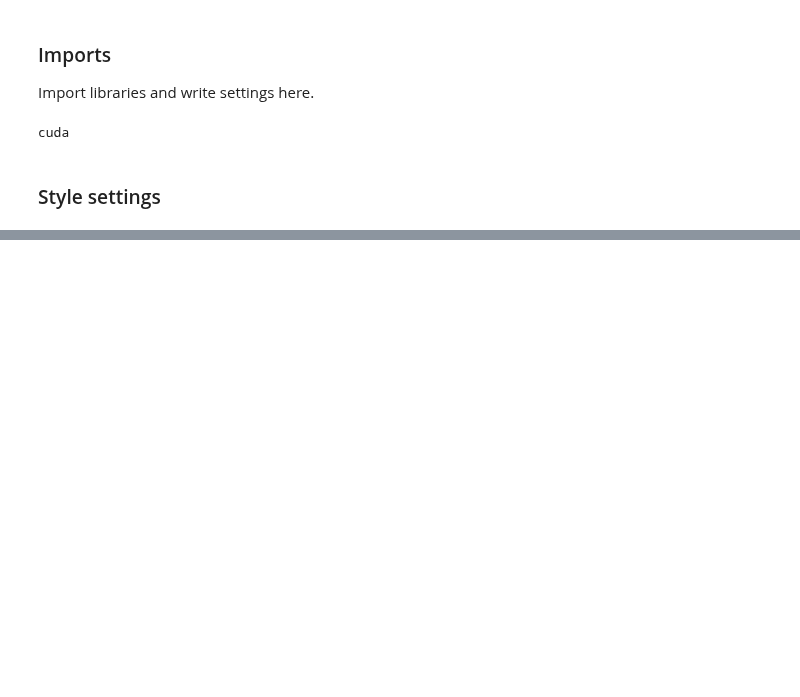
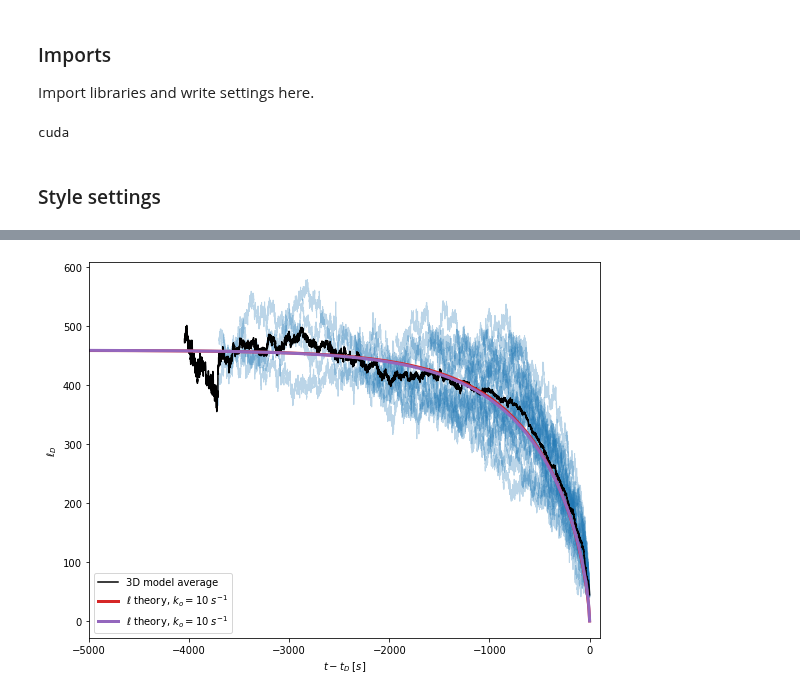
Before and after one commit to flatironinstitute/aLENS_analysis, a Jupyter notebook: notebooks/chromatin_notebooks/Dyn_cond_figs/Figure7.ipynb, the cells around one changed output, grey strips where cells are left out. Saved outputs shown, nothing was run; the diff lists cells and outputs as text; code cells hidden in the pictures; blank space fills up the shorter version.

```diff
--- a/notebooks/chromatin_notebooks/Dyn_cond_figs/Figure7.ipynb
+++ b/notebooks/chromatin_notebooks/Dyn_cond_figs/Figure7.ipynb
@@ -1131,0 +179,90 @@ fig.savefig('Figure5/merge_frac_lifetime.png', dpi=600, bbox_inches='tight')
+# %%
+fig, axarr = plt.subplots(1,1, figsize=(8,6), sharey=True, sharex=True)
+plot_params = {"linewidth": 1, "markersize": .5, "marker":'', "alpha":0.3, "linestyle":'-'}
+
+cluster_size_list = []
+largest_time_arr = []
+with h5py.File("Figure4/fig4_cluster_data.h5", 'r') as h5_graph:
+    for name, d_set in h5_graph['dissolve'].items():
+        try:
+            clust_arr = d_set[:,1]
+            condition = clust_arr > 40
+
+            time_arr = d_set[condition,0]
+            clust_arr = clust_arr[condition]
+            if min(clust_arr) < 45:
+                last_time_step = max(time_arr)
+                if len(largest_time_arr) < len(time_arr):
+                    print(len(time_arr))
+                    largest_time_arr = time_arr
+                _ = axarr.plot(time_arr-last_time_step , clust_arr, color='tab:blue', **plot_params)
+                cluster_size_list += [clust_arr]
+        except:
+            print("Error")
+            print(name)
+            print(d_set[:,1])
+            print(d_set[:,0])
+            pass
+
+
+mean_size_arr = mean_of_arrays(cluster_size_list)
+last_time_step = max(largest_time_arr)
+_ = axarr.plot(largest_time_arr-last_time_step, mean_size_arr, label="3D model average", color='k')
+
+
+_ = axarr.set_ylabel('$\ell_D$ ' )
+_ = axarr.set_xlabel('$t - t_D$ [$s$]')
+
+
+# Renger et al. parameters
+tmax = 1e6
+kappa = 0.0822
+nu = 4.1
+gamma = 0.15
+alpha = 0.05
+beta = 1.0 / 0.0041
+b = 0.01
+Lc = 16
+L=5
+
+max_ld = calc_max_length_in_two_condensates(L, Lc, nu, alpha, gamma, kappa)
+print(max_ld)
+
+def new_cond_deriv(t, l, l_tot, gamma, alpha):
+    gamma_prime = 8 * np.power(6, 2.0 / 3.0) * alpha * gamma * np.cbrt(np.pi / alpha)
+    return -.021* gamma_prime * (np.power(l, -1/3) - np.power(l_tot-l, -1/3))
+
+
+
+sol = solve_ivp(
+    new_cond_deriv,
+    [0, tmax],
+    [max_ld + 0.001, max_ld - 0.001],
+    args=(2*max_ld, gamma, alpha),
+    dense_output=True,
+)
+t_eval = np.linspace(0, sol.t[-1], 1000)
+l_eval = sol.sol(t_eval)
+# _ = axarr.plot((sol.t-sol.t[-1])/30., sol.y[1]*100, color="C1", label="$\ell$ theory $k_o = 30 s^{-1}$", linestyle="-", linewidth=3)
+# _ = axarr.plot((sol.t-sol.t[-1])/20., sol.y[1]*100, color="C2", label="$\ell$ theory $k_o = 20 s^{-1}$", linestyle="-", linewidth=3)
+_ = axarr.plot((t_eval - t_eval[-1]), l_eval[1]/b, color="C3", label="$\ell$ theory, $k_o = 10\; s^{-1}$", linestyle="-", linewidth=3)
+# _ = axarr.plot((sol.t-sol.t[-1])/10., sol.y[1]*100, color="C4", label="$\ell$ theory $k_o = 10 s^{-1}$", linestyle="-", linewidth=3)
+sol = solve_ivp(
+    two_cond_size_continuous_deriv,
+    [0, tmax],
+    [max_ld + 0.001, max_ld - 0.001],
+    args=(nu, gamma, alpha, kappa, L, Lc, b, beta),
+    dense_output=True,
+)
+# _ = axarr.plot((sol.t-sol.t[-1])/30., sol.y[1]*100, color="C1", label="$\ell$ theory $k_o = 30 s^{-1}$", linestyle="-", linewidth=3)
+# _ = axarr.plot((sol.t-sol.t[-1])/20., sol.y[1]*100, color="C2", label="$\ell$ theory $k_o = 20 s^{-1}$", linestyle="-", linewidth=3)
+_ = axarr.plot((sol.t-sol.t[-1])/10., sol.y[1]/b, color="C4", label="$\ell$ theory, $k_o = 10\; s^{-1}$", linestyle="-", linewidth=3)
+# _ = axarr.plot((sol.t-sol.t[-1])/10., sol.y[1]*100, color="C4", label="$\ell$ theory $k_o = 10 s^{-1}$", linestyle="-", linewidth=3)
+_ = axarr.set_xlim(-5000, 100)
+
+axarr.legend()
+
+fig.tight_layout()
+fig.savefig("Figure7/dissolve_event_sync.png", dpi=600,bbox_inches='tight')
+fig.savefig("/mnt/home/alamson/papers/dyn_cond_paper/images/fig7_dissolve_event_sync.png", dpi=300, bbox_inches="tight")
+# %% [output]
@@ -1131,0 +277 @@ fig.savefig('Figure5/merge_frac_lifetime.png', dpi=600, bbox_inches='tight')
+[figure, added]
```
Also changed, not shown: parts of 19 cells of this notebook, 5 other files.
